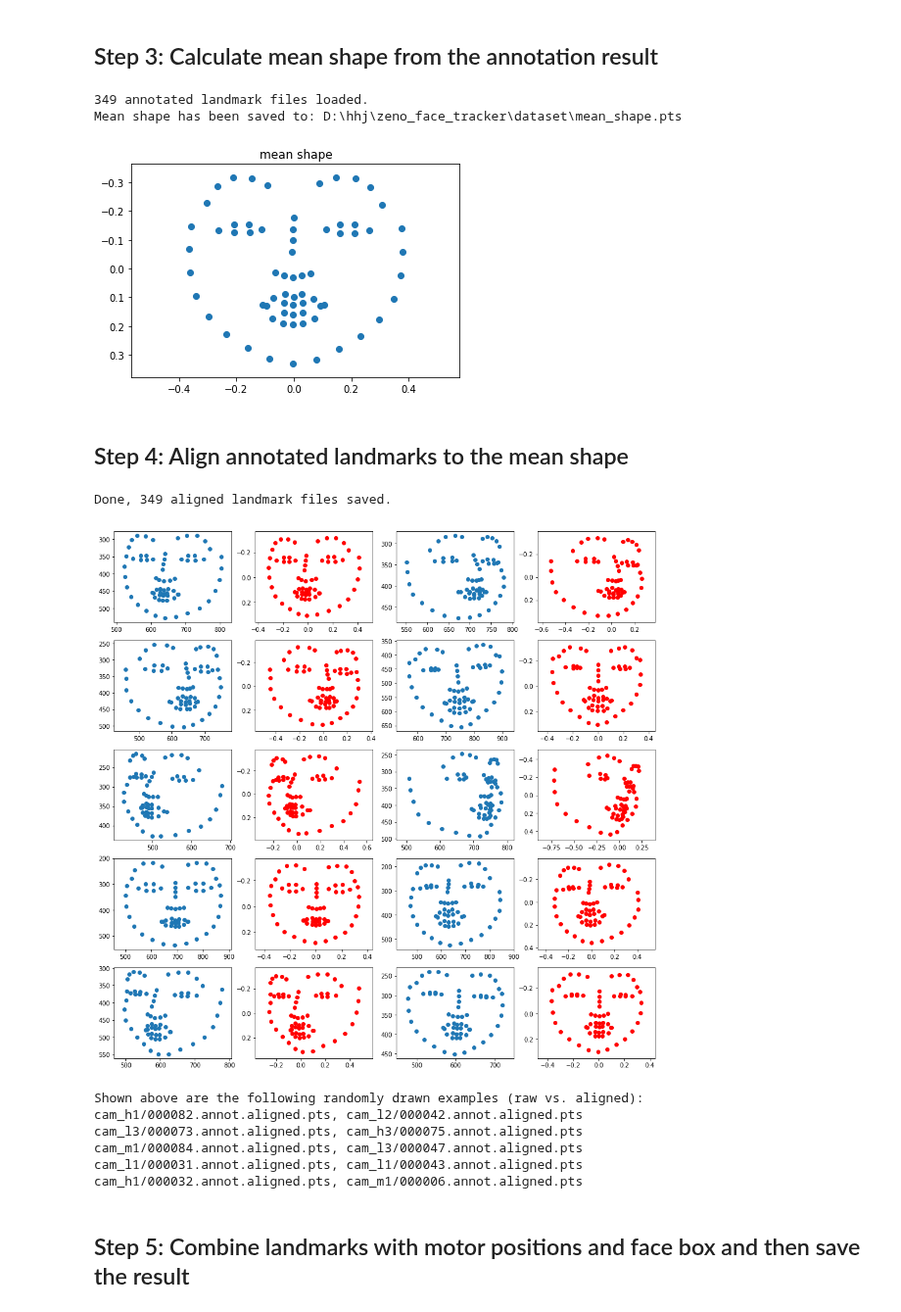
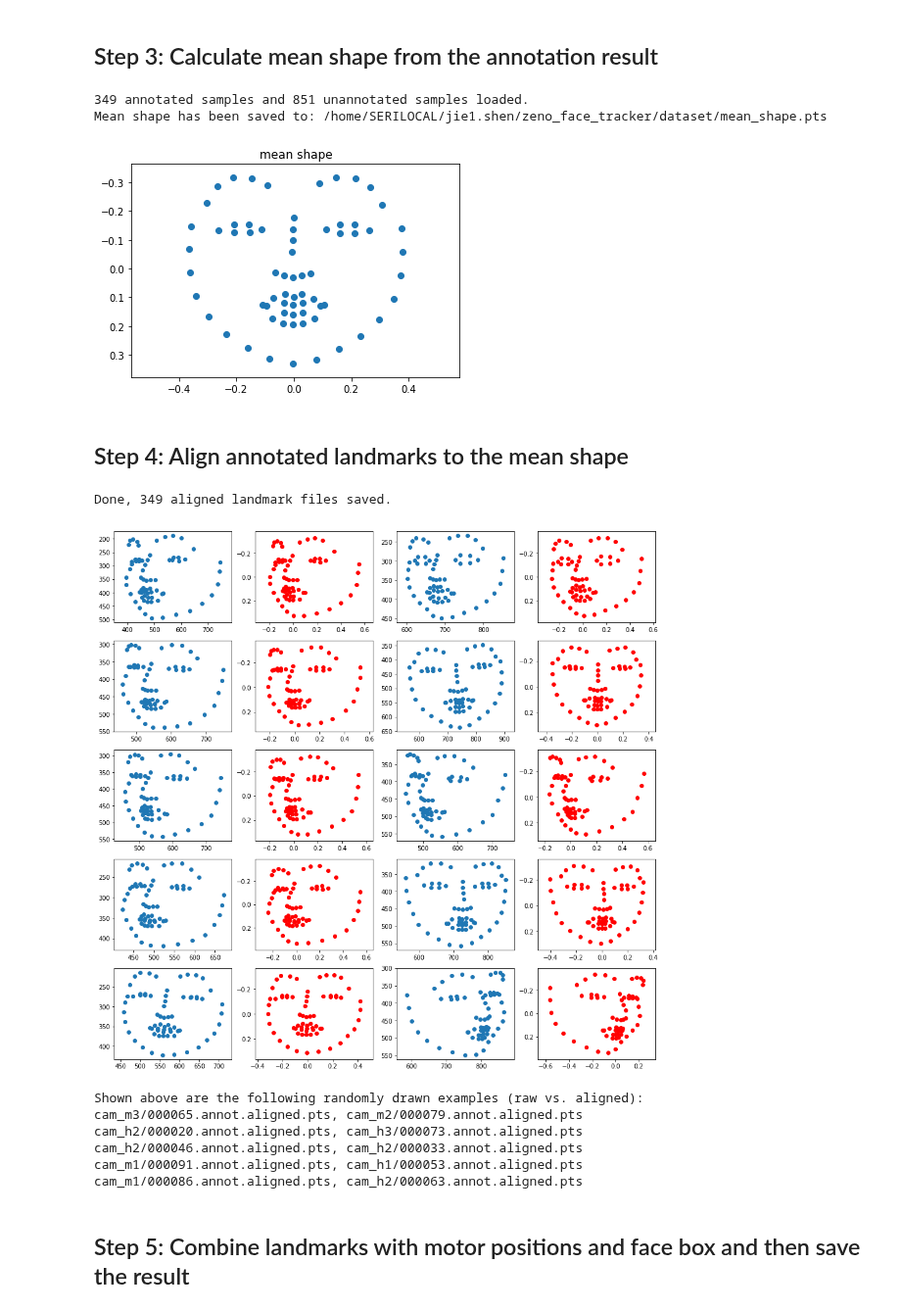
Before and after one commit to hhj1897/zeno_face_tracker, a Jupyter notebook: organise_annotation.ipynb, the cells around one changed output. Shown at 98% size. Cells and saved outputs as stored; diff of their text form; code cells hidden in the pictures.

Commit message:
Restructure the dataset organisation and continue to work on the models.

```diff
--- a/organise_annotation.ipynb
+++ b/organise_annotation.ipynb
@@ -78,24 +77,32 @@ Done, annotation of all 349 images have been extracted.
 # %%
 %matplotlib inline
 
-# Load PTS files
+# Load samples
 annotations = []
+valid_annotations = []
 recording_sessions = sorted(glob.glob(os.path.realpath(os.path.join('./dataset', 'cam*'))))
 recording_sessions = [x for x in recording_sessions if os.path.isdir(x)]
 for session_path in recording_sessions:
     session_name = os.path.basename(session_path)
-    pts_files = sorted(glob.glob(os.path.join(session_path, '*.annot.pts')))
-    for pts_file in pts_files:
-        pts = load_pts(pts_file)
-        index = int(os.path.basename(pts_file).split('.')[0])
-        annotations.append({'session': session_name, 'index': index, 'landmarks': pts})
-print('%d annotated landmark files loaded.' % len(annotations))
+    image_files = sorted(glob.glob(os.path.join(session_path, '*.png')))
+    image_files = [x for x in image_files if '.pts.png' not in x]
+    for image_file in image_files:
+        index = int(os.path.basename(image_file).split('.')[0])
+        pts_file = os.path.splitext(image_file)[0] + '.annot.pts'
+        if os.path.exists(pts_file):
+            annotations.append({'session': session_name, 'index': index,
+                                'landmarks': load_pts(pts_file)})
+            valid_annotations.append(annotations[-1])
+        else:
+            annotations.append({'session': session_name, 'index': index})
+print('%d annotated samples and %d unannotated samples loaded.' %
+      (len(valid_annotations), len(annotations) - len(valid_annotations)))
 
 # Calculate mean shape
-all_landmarks = np.zeros((len(annotations),
-                          annotations[0]['landmarks'].shape[0],
-                          annotations[0]['landmarks'].shape[1]))
-for idx, annotation in enumerate(annotations):
+all_landmarks = np.zeros((len(valid_annotations),
+                          valid_annotations[0]['landmarks'].shape[0],
+                          valid_annotations[0]['landmarks'].shape[1]))
+for idx, annotation in enumerate(valid_annotations):
     landmarks = annotation['landmarks'] - annotation['landmarks'].mean(axis=0)
     face_size = np.linalg.norm(landmarks.max(axis=0) - landmarks.min(axis=0))
     landmarks = landmarks / face_size
@@ -115,60 +122,57 @@ ax.invert_yaxis()
 plt.title('mean shape')
 plt.show()
 # %% [output]
-349 annotated landmark files loaded.
-Mean shape has been saved to: D:\hhj\zeno_face_tracker\dataset\mean_shape.pts
+349 annotated samples and 851 unannotated samples loaded.
+Mean shape has been saved to: /home/SERILOCAL/jie1.shen/zeno_face_tracker/dataset/mean_shape.pts
 [figure]
 # %% [markdown]
 ## Step 4: Align annotated landmarks to the mean shape
 # %%
 %matplotlib inline
 
-# Align landmarks
+# Align landmarks and save result
 anchors = [int(x) for x in config.get('data_organisation', 'alignment_anchors').strip().replace(
     ' ', '').replace('\'', '').replace('\"', '').split(',') if len(x) > 0]
-for annotation in annotations:
+for annotation in valid_annotations:
     annotation['aligned_landmarks'], _ = align_landmarks(
         annotation['landmarks'], mean_shape, anchors)
-
-# Save the aligned landmarks
-for annotation in annotations:
     pts_path = os.path.realpath(os.path.join('./dataset', annotation['session'],
                                              '%06d.annot.aligned.pts' % annotation['index']))
     save_pts(pts_path, annotation['aligned_landmarks'], 6)
-print('Done, %d aligned landmark files saved.' % len(annotations))
+print('Done, %d aligned landmark files saved.' % len(valid_annotations))
 
 # Randomly show 10 examples
 examples_paths = []
 matplotlib.rcParams['figure.figsize'] = [16, 16]
-for idx, annotation in enumerate(random.sample(annotations, 10)):
+for idx, annotation in enumerate(random.sample(valid_annotations, 10)):
     ax = plt.subplot(5, 4, idx * 2 + 1)
     plt.scatter(annotation['landmarks'][:, 0], annotation['landmarks'][:, 1])
     ax.set_aspect('equal', 'datalim')
     ax.invert_yaxis()
     ax = plt.subplot(5, 4, idx * 2 + 2)
     plt.scatter(annotation['aligned_landmarks'][:, 0],
                 annotation['aligned_landmarks'][:, 1], c='r')
     ax.set_aspect('equal', 'datalim')
     ax.invert_yaxis()
     if idx % 2 == 0:
         paired_example_path = '%s/%06d.annot.aligned.pts' % (annotation['session'],
                                                              annotation['index'])
     else:
         paired_example_path += ', %s/%06d.annot.aligned.pts' % (annotation['session'],
                                                                 annotation['index'])
         examples_paths.append(paired_example_path)
 plt.show()
 print('Shown above are the following randomly drawn examples (raw vs. aligned):\n' +
       '\n'.join(examples_paths))
 # %% [output]
 Done, 349 aligned landmark files saved.
-[figure, old version]
+[figure, new version]
 Shown above are the following randomly drawn examples (raw vs. aligned):
-cam_h1/000082.annot.aligned.pts, cam_l2/000042.annot.aligned.pts
-cam_l3/000073.annot.aligned.pts, cam_h3/000075.annot.aligned.pts
-cam_m1/000084.annot.aligned.pts, cam_l3/000047.annot.aligned.pts
-cam_l1/000031.annot.aligned.pts, cam_l1/000043.annot.aligned.pts
-cam_h1/000032.annot.aligned.pts, cam_m1/000006.annot.aligned.pts
+cam_m3/000065.annot.aligned.pts, cam_m2/000079.annot.aligned.pts
+cam_h2/000020.annot.aligned.pts, cam_h3/000073.annot.aligned.pts
+cam_h2/000046.annot.aligned.pts, cam_h2/000033.annot.aligned.pts
+cam_m1/000091.annot.aligned.pts, cam_h1/000053.annot.aligned.pts
+cam_m1/000086.annot.aligned.pts, cam_h2/000063.annot.aligned.pts
 # %% [markdown]
 ## Step 5: Combine landmarks with motor positions and face box and then save the result
 # %%
```
Also changed, not shown: parts of 2 cells of this notebook, 3 other files.
